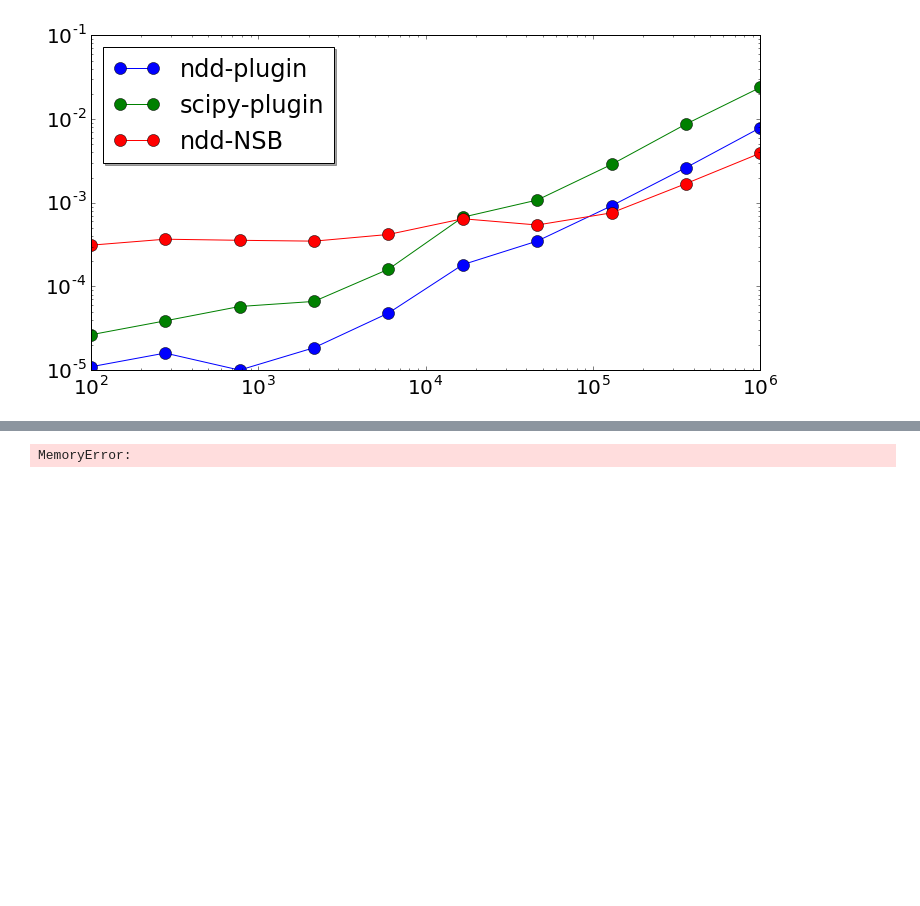
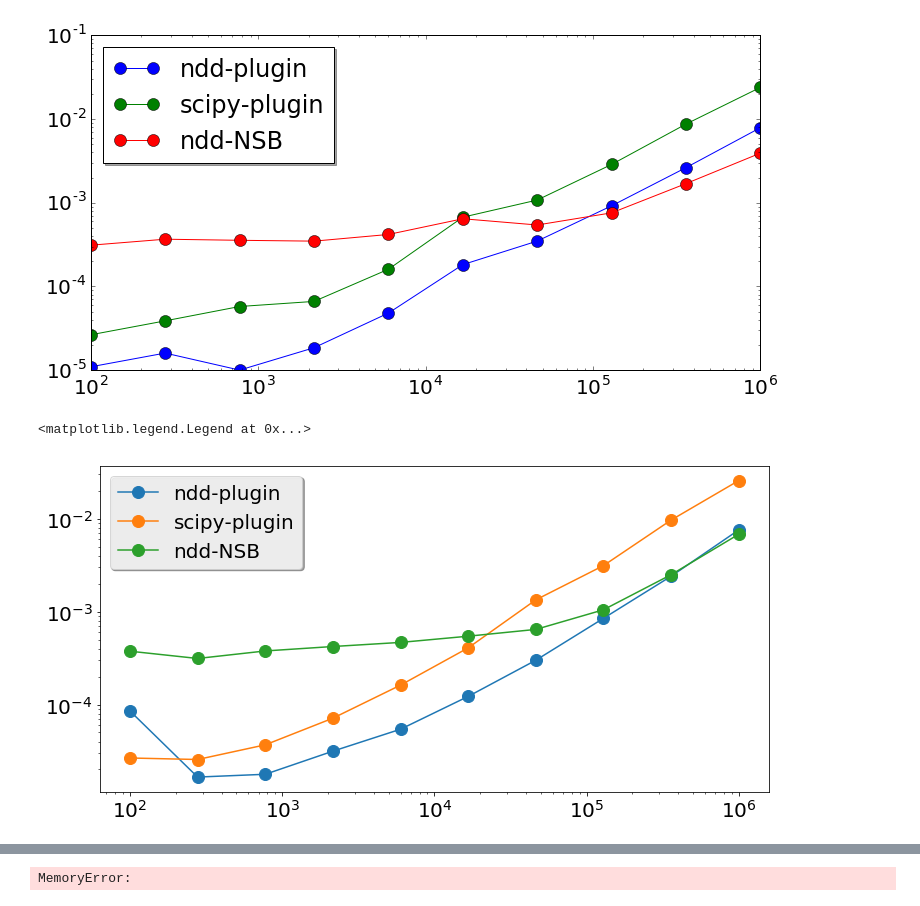
Before and after one commit to simomarsili/ndd, a Jupyter notebook: notebooks/timings.ipynb, the cells around one changed output, grey strips where cells are left out. Cells and saved outputs as stored; diff of their text form; code cells hidden in the pictures; blank space fills up the shorter version.

```diff
--- a/notebooks/timings.ipynb
+++ b/notebooks/timings.ipynb
@@ -51,6 +51,59 @@ pylab.legend(loc='upper left', shadow=True)
 # %% [output]
 <matplotlib.legend.Legend at 0x...>
 [figure]
+# %%
+import ndd
+import numpy as np
+import scipy.stats
+from matplotlib import pylab
+
+#tell matplotlib to plot inline
+%matplotlib inline
+
+#increase the font size and markers size
+from matplotlib import rc
+rc('font', size=20)
+rc('lines', markersize=12)
+
+def dice_rolls(k,n):
+    import numpy as np
+    p = np.full(k,1.0/k)                # the probability of each face is 1/k
+    counts = np.random.multinomial(n,p) # generate random counts according to p
+    return counts
+
+def timer(func,data):
+    import time
+    t0 = time.time()
+    s = func(data)
+    return (time.time() - t0)
+def ndd_plugin(data):
+    return ndd.entropy(data,dist=True)
+
+nrep = 10
+names = ['ndd-plugin','scipy-plugin','ndd-NSB']
+algorithms = [ndd_plugin,scipy.stats.entropy,ndd.entropy]
+#names = ['ndd-NSB','ndd-plugin']
+#algorithms = [ndd.entropy,ndd_plugin]
+nalg = len(algorithms)
+
+norder = 6
+npoints = (norder-1)*2
+X = [int(x) for x in np.logspace(2,norder,npoints)]
+Y = np.zeros((npoints,nalg))
+for j,t in enumerate(X):
+    k = t; n = t # we will use n = k
+    counts = dice_rolls(k,n)
+    for rep in range(nrep):
+        for i,alg in enumerate(algorithms):
+            Y[j,i] += timer(alg,counts)
+Y /= float(nrep)
+pylab.figure(figsize=(12,6))
+for i,alg in enumerate(algorithms):
+    pylab.loglog(X,Y[:,i],'-o',label=names[i])
+pylab.legend(loc='upper left', shadow=True)
+# %% [output]
+<matplotlib.legend.Legend at 0x...>
+[figure, added]
 # %%
 import ndd
 import numpy as np
```
Also changed, not shown: parts of 1 cell of this notebook, 1 other file.
